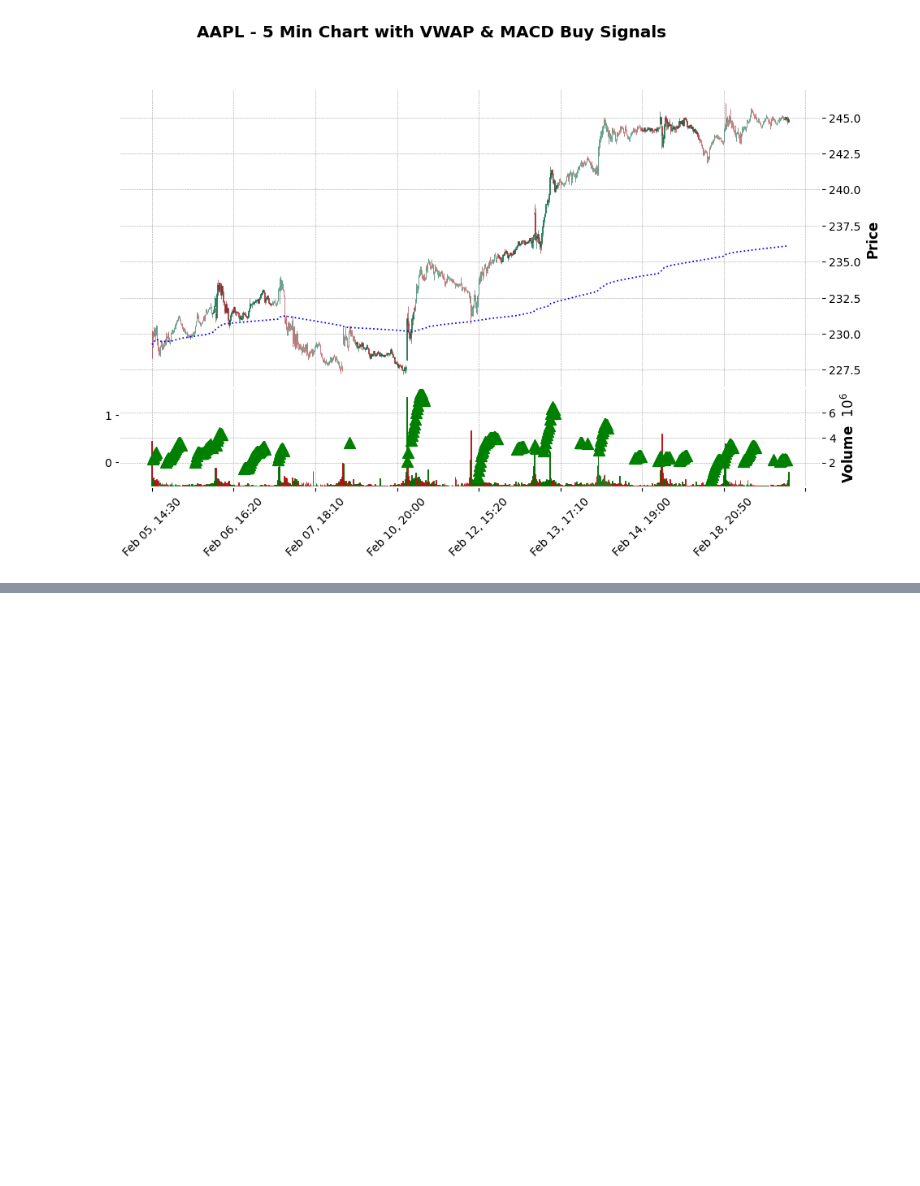
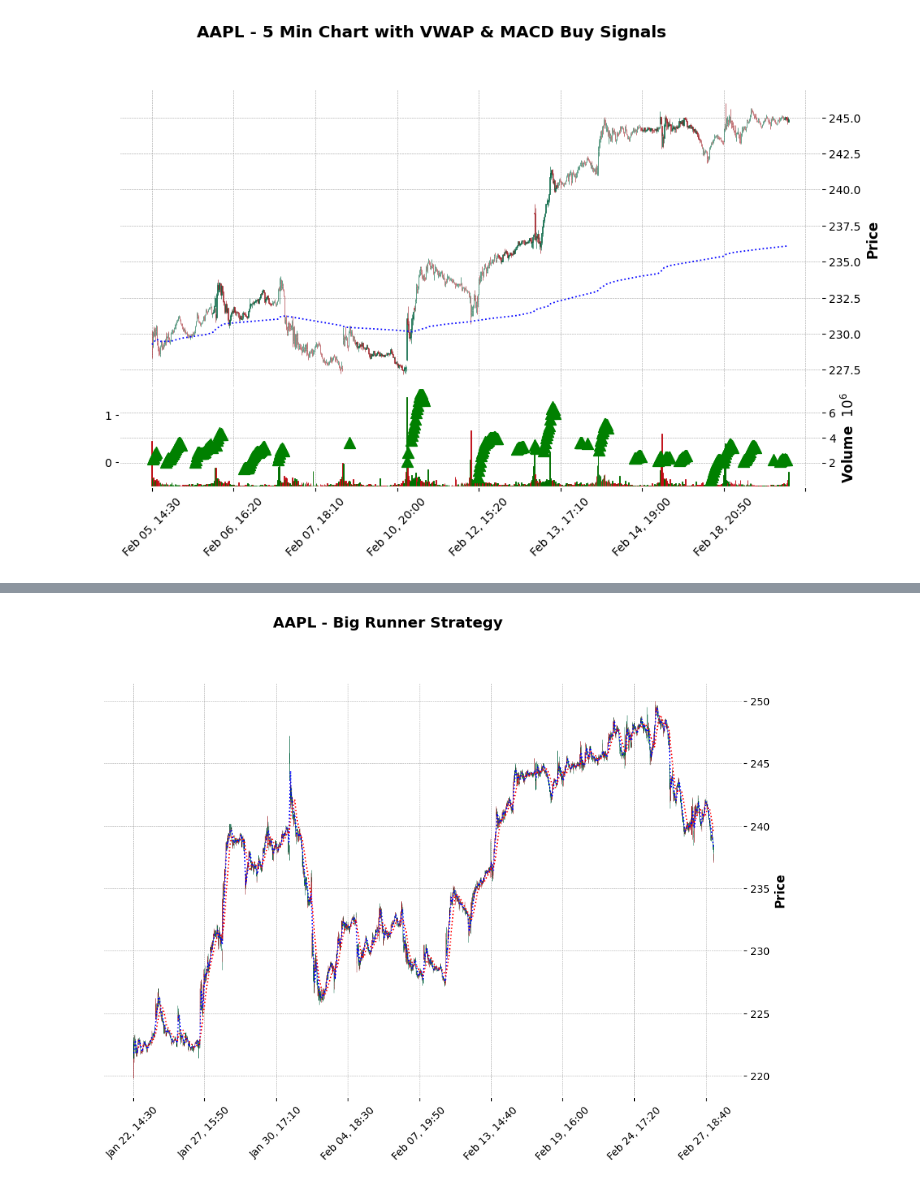
Before and after one commit to mshahabi/TradingAgent, a Jupyter notebook: notebooks/VWAP.ipynb, the cells around one changed output, grey strips where cells are left out. Saved outputs shown, nothing was run; the diff lists cells and outputs as text; code cells hidden in the pictures; blank space fills up the shorter version.

Commit message:
strategy added

```diff
--- a/notebooks/VWAP.ipynb
+++ b/notebooks/VWAP.ipynb
@@ -169,0 +444,86 @@ mpf.plot(df, type="candle", style="charles", volume=True,
+# %%
+import yfinance as yf
+import pandas as pd
+import numpy as np
+import matplotlib.pyplot as plt
+import mplfinance as mpf
+
+# Download historical 5-minute data for a stock (e.g., AAPL)
+ticker = "AAPL"
+df = yf.download(ticker, interval="5m", period="26d")
+
+# Ensure columns are properly named
+df.columns = ['Open', 'High', 'Low', 'Close', 'Volume']
+
+# ---------------------------- Big Runner Strategy ---------------------------- #
+# Calculate Fast and Slow Moving Averages
+fast_length = 5
+slow_length = 20
+df['fastMA'] = df['Close'].rolling(window=fast_length).mean()
+df['slowMA'] = df['Close'].rolling(window=slow_length).mean()
+
+# Define buy and sell signals for Big Runner Strategy
+df['buySignal'] = (df['fastMA'] > df['slowMA']) & (df['fastMA'].shift(1) <= df['slowMA'].shift(1))
+df['sellSignal'] = (df['fastMA'] < df['slowMA']) & (df['fastMA'].shift(1) >= df['slowMA'].shift(1))
+
+# ---------------------------- VWAP + MACD Strategy ---------------------------- #
+# Calculate VWAP
+df['Typical Price'] = (df['High'] + df['Low'] + df['Close']) / 3
+df['Cumulative TP*Volume'] = (df['Typical Price'] * df['Volume']).cumsum()
+df['Cumulative Volume'] = df['Volume'].cumsum()
+df['VWAP'] = df['Cumulative TP*Volume'] / df['Cumulative Volume']
+
+# Calculate MACD
+df['12 EMA'] = df['Close'].ewm(span=12, adjust=False).mean()
+df['26 EMA'] = df['Close'].ewm(span=26, adjust=False).mean()
+df['MACD'] = df['12 EMA'] - df['26 EMA']
+df['Signal Line'] = df['MACD'].ewm(span=9, adjust=False).mean()
+df['Histogram'] = df['MACD'] - df['Signal Line']
+
+# Define buy and sell signals for VWAP + MACD Strategy
+df['vwapBuySignal'] = (df['Close'] > df['VWAP']) & (df['MACD'] > df['Signal Line'])
+df['vwapSellSignal'] = (df['Close'] < df['VWAP']) & (df['MACD'] < df['Signal Line'])
+
+# ---------------------------- Visualize Both Strategies ---------------------------- #
+# Create plots for Big Runner and VWAP + MACD
+# ---- Big Runner Strategy ---- #
+ap_fastMA = mpf.make_addplot(df['fastMA'], color='blue', linestyle='dotted', panel=0)
+ap_slowMA = mpf.make_addplot(df['slowMA'], color='red', linestyle='dotted', panel=0)
+
+# ---- VWAP and MACD ---- #
+ap_vwap = mpf.make_addplot(df['VWAP'], color='green', linestyle='dotted', panel=0)
+ap_macd = mpf.make_addplot(df['MACD'], color='purple', panel=1)
+ap_signal = mpf.make_addplot(df['Signal Line'], color='orange', panel=1)
+ap_histogram = mpf.make_addplot(df['Histogram'], type='bar', color='gray', panel=1)
+
+# Plot Big Runner Strategy
+mpf.plot(df, type="candle", style="charles", title=f"{ticker} - Big Runner Strategy",
+         addplot=[ap_fastMA, ap_slowMA], figsize=(12, 8), panel_ratios=(1,))  # Single panel for Big Runner
+
+# Plot VWAP + MACD Strategy
+mpf.plot(df, type="candle", style="charles", title=f"{ticker} - VWAP + MACD Strategy",
+         addplot=[ap_vwap, ap_macd, ap_signal, ap_histogram], figsize=(12, 8), panel_ratios=(3, 1))  # 2 panels for VWAP+MACD
+
+# ---------------------------- Calculate Performance ---------------------------- #
+# Calculate returns for Big Runner Strategy
+df['BigRunnerReturns'] = np.nan
+df.loc[df['buySignal'], 'BigRunnerReturns'] = df['Close'].pct_change()
+df.loc[df['sellSignal'], 'BigRunnerReturns'] = -df['Close'].pct_change()
+
+# Calculate returns for VWAP + MACD Strategy
+df['VWAPMACDReturns'] = np.nan
+df.loc[df['vwapBuySignal'], 'VWAPMACDReturns'] = df['Close'].pct_change()
+df.loc[df['vwapSellSignal'], 'VWAPMACDReturns'] = -df['Close'].pct_change()
+
+# Calculate cumulative returns for both strategies
+df['BigRunnerCumulative'] = (1 + df['BigRunnerReturns']).cumprod() - 1
+df['VWAPMACDCumulative'] = (1 + df['VWAPMACDReturns']).cumprod() - 1
+
+# Plot cumulative returns
+plt.figure(figsize=(12, 6))
+plt.plot(df['BigRunnerCumulative'], label='Big Runner Strategy', color='blue')
+plt.plot(df['VWAPMACDCumulative'], label='VWAP + MACD Strategy', color='green')
+plt.title(f'{ticker} - Cumulative Returns Comparison')
+plt.legend()
+plt.show()
+# %% [output]
@@ -169,0 +545 @@ mpf.plot(df, type="candle", style="charles", volume=True,
+[figure, added]
```
Also changed, not shown: parts of 7 cells of this notebook, 1 other file.
